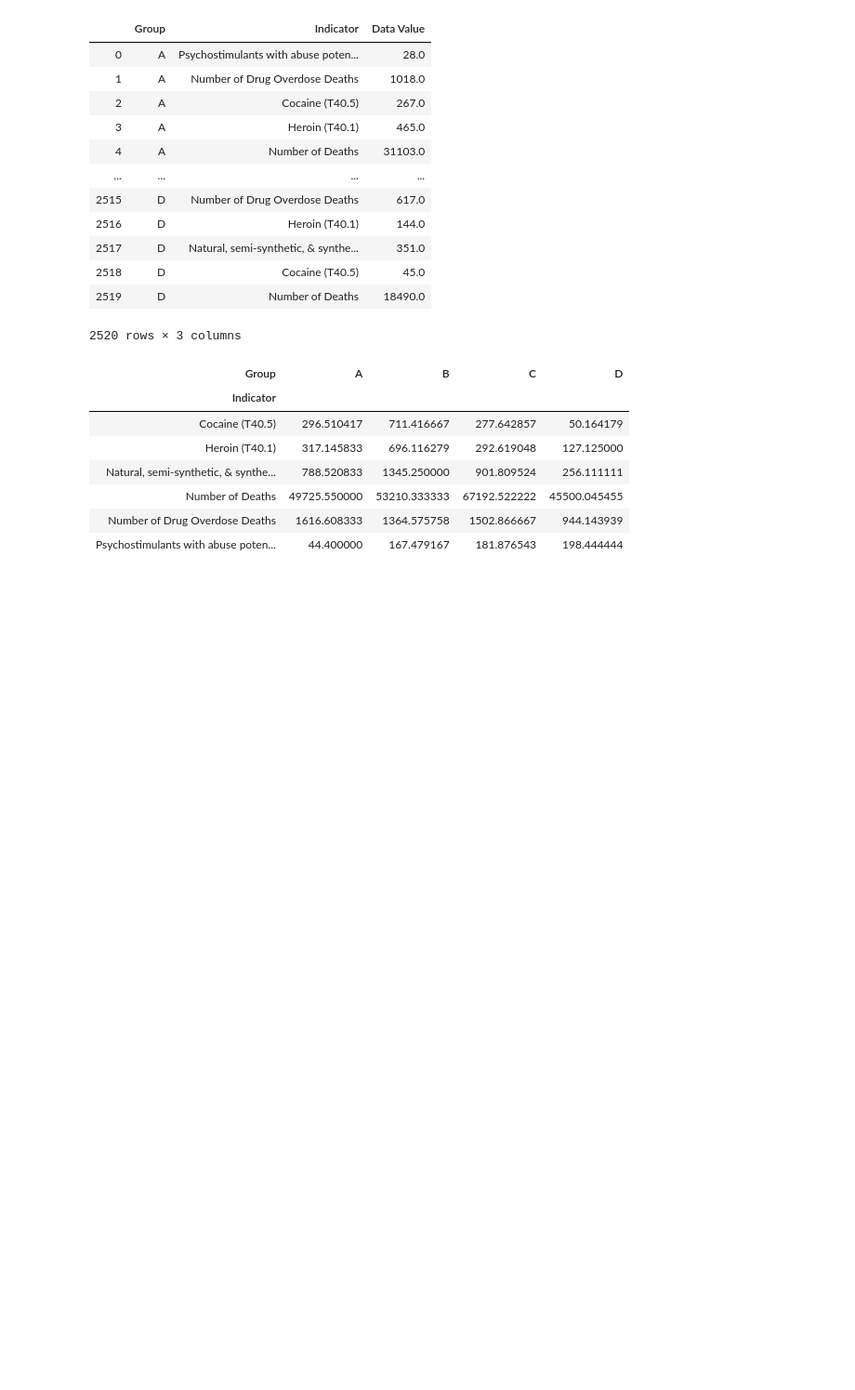
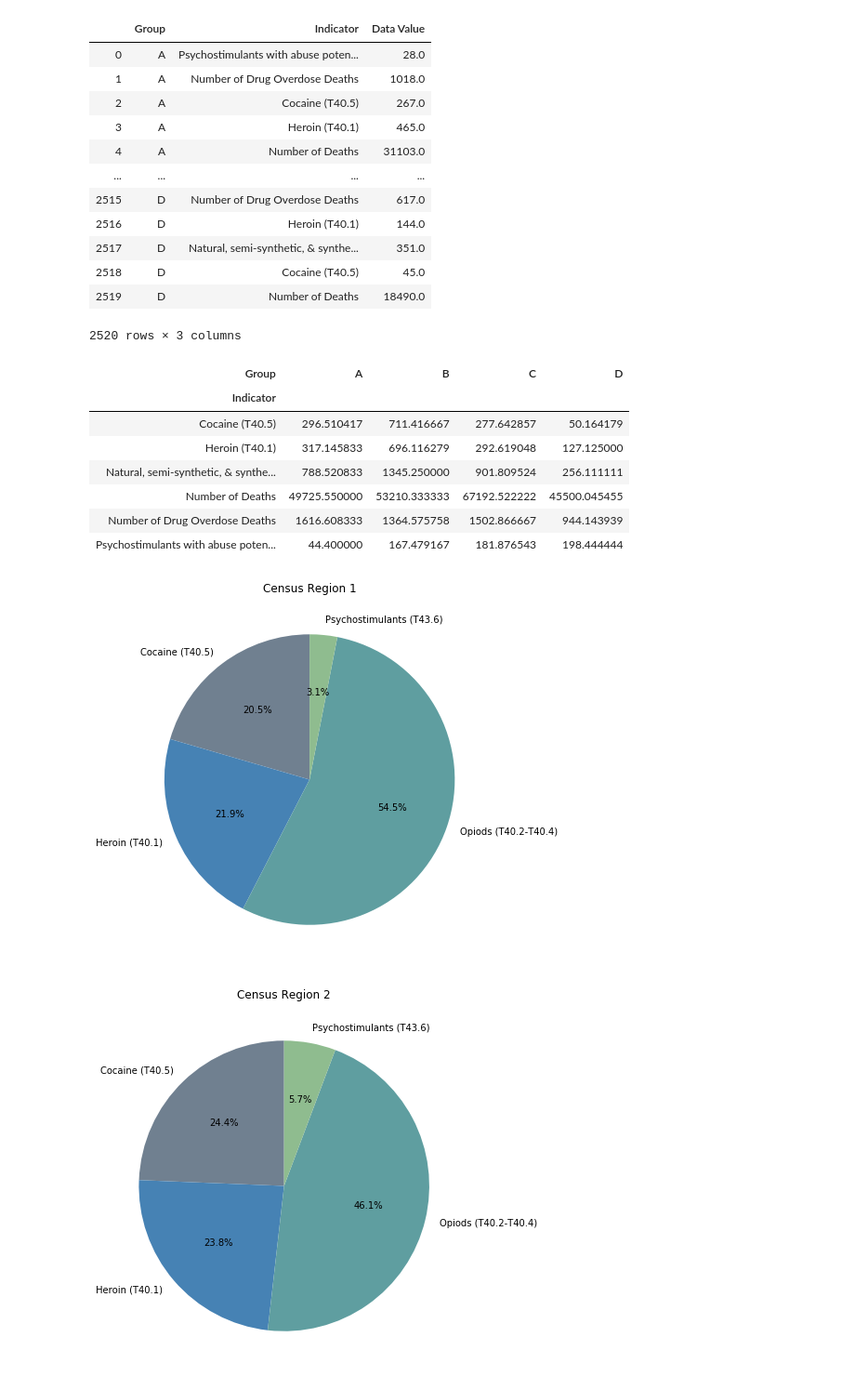
Before and after one commit to linmck/group_project_1, a Jupyter notebook: Data_munge.ipynb, the cells around one changed output. Shown at 93% size. Saved outputs shown, nothing was run; the diff lists cells and outputs as text; code cells hidden in the pictures; blank space fills up the shorter version.

Commit message:
Added pie charts to data munge file

```diff
--- a/Data_munge.ipynb
+++ b/Data_munge.ipynb
@@ -121,0 +125,42 @@ reg_pivot
+# %%
+named_drugs_reg = reg_pivot.drop(["Number of Deaths", "Number of Drug Overdose Deaths"])
+named_drugs_reg = named_drugs_reg.rename({"Natural, semi-synthetic, & synthetic opioids, incl. methadone (T40.2-T40.4)":"Opiods (T40.2-T40.4)","Psychostimulants with abuse potential (T43.6)": "Psychostimulants (T43.6)"})
+
+# Data to plot
+labels = named_drugs_reg.index
+named_deaths_ax1_sizes = named_drugs_reg["A"]
+named_deaths_ax2_sizes = named_drugs_reg["B"]
+named_deaths_ax3_sizes = named_drugs_reg["C"]
+named_deaths_ax4_sizes = named_drugs_reg["D"]
+colors = ["slategray", "steelblue", "cadetblue", "darkseagreen"]
+
+# Plot Census Region 1
+fig1, named_deaths_ax1 = plt.subplots(figsize=(7, 8))
+named_deaths_ax1.pie(named_deaths_ax1_sizes, labels=labels, colors = colors, autopct='%1.1f%%', startangle=90)
+named_deaths_ax1.set(aspect="equal", title="Census Region 1")
+
+plt.show()
+
+#Plot Census Region 2
+fig2, named_deaths_ax2 = plt.subplots(figsize=(7, 8))
+named_deaths_ax2.pie(named_deaths_ax2_sizes, labels=labels, colors = colors, autopct='%1.1f%%', startangle=90)
+named_deaths_ax2.set(aspect="equal", title="Census Region 2")
+
+plt.show()
+
+#Plot Census Region 3
+fig3, named_deaths_ax3 = plt.subplots(figsize=(7, 8))
+named_deaths_ax3.pie(named_deaths_ax3_sizes, labels=labels, colors = colors, autopct='%1.1f%%', startangle=90)
+named_deaths_ax3.set(aspect="equal", title="Census Region 3")
+
+plt.show()
+
+#Plot Census Region 3
+fig4, named_deaths_ax4 = plt.subplots(figsize=(7, 8))
+named_deaths_ax4.pie(named_deaths_ax4_sizes, labels=labels, colors = colors, autopct='%1.1f%%', startangle=90)
+named_deaths_ax4.set(aspect="equal", title="Census Region 4")
+
+plt.show()
+# %% [output]
+[figure, added]
+[figure, added]
```
Also changed, not shown: parts of 4 cells of this notebook, 2 other files.
